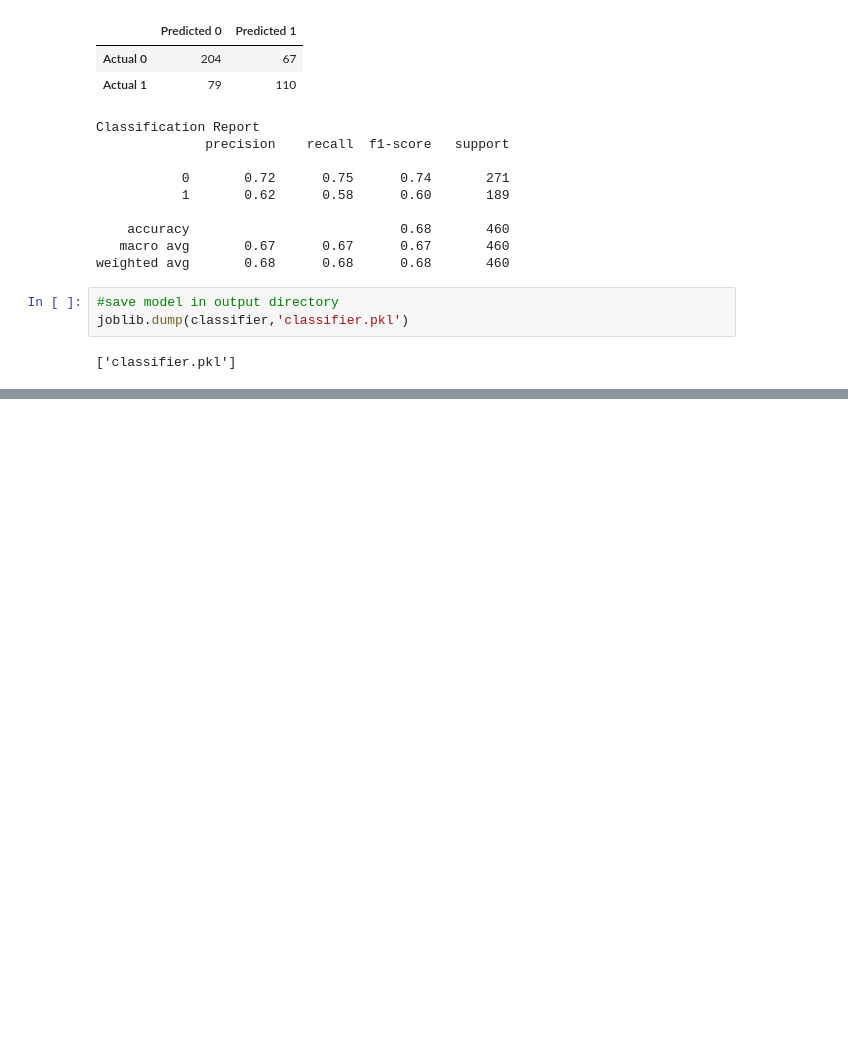
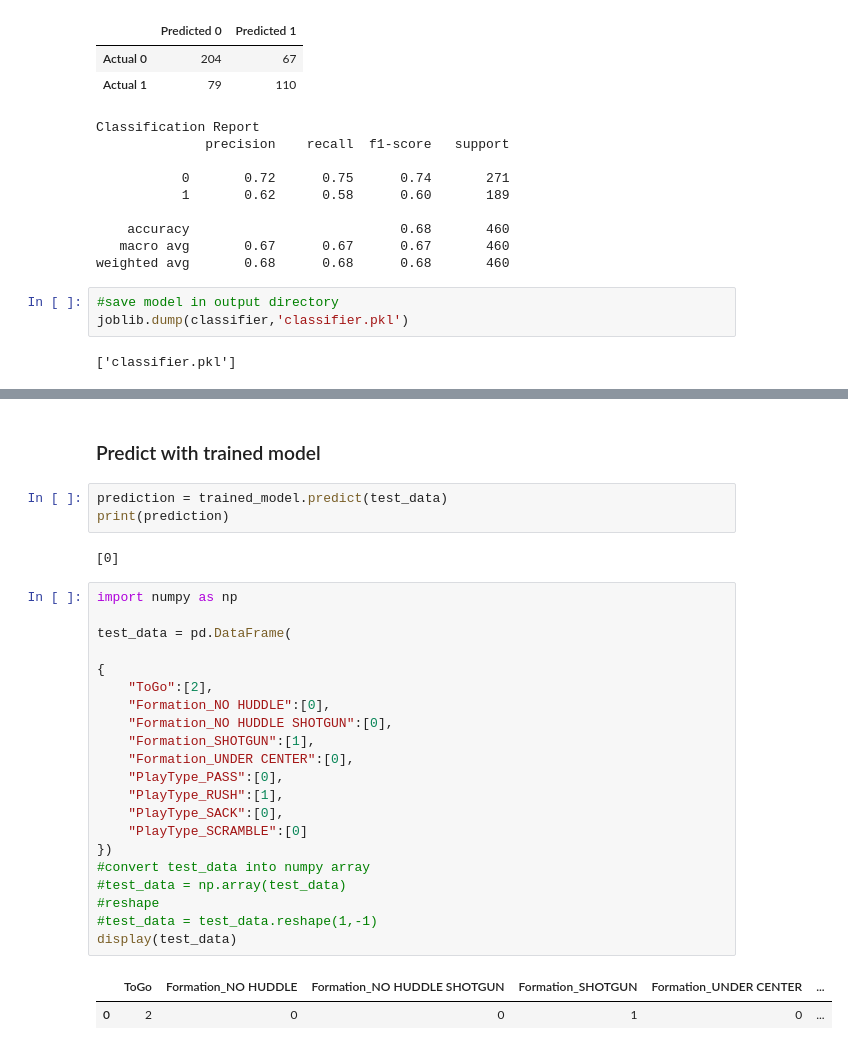
Before and after one commit to lmiles77/3rd-Long, a Jupyter notebook: Final_Project.ipynb, the cells around one changed output, grey strips where cells are left out. Drawn from its saved outputs; the diff is of its cells as text; blank space fills up the shorter version.

```diff
--- a/Final_Project.ipynb
+++ b/Final_Project.ipynb
@@ -393,0 +387,31 @@ print(prediction)
+# %% [markdown]
+### Predict with trained model
+# %%
+prediction = trained_model.predict(test_data)
+print(prediction)
+# %% [output]
+[0]
+# %%
+import numpy as np
+
+test_data = pd.DataFrame(
+
+{
+    "ToGo":[2],
+    "Formation_NO HUDDLE":[0],
+    "Formation_NO HUDDLE SHOTGUN":[0],
+    "Formation_SHOTGUN":[1],
+    "Formation_UNDER CENTER":[0],
+    "PlayType_PASS":[0],
+    "PlayType_RUSH":[1],
+    "PlayType_SACK":[0],
+    "PlayType_SCRAMBLE":[0]
+})
+#convert test_data into numpy array
+#test_data = np.array(test_data)
+#reshape
+#test_data = test_data.reshape(1,-1)
+display(test_data)
+# %% [output]
+|  | ToGo | Formation_NO HUDDLE | Formation_NO HUDDLE SHOTGUN | Formation_SHOTGUN | Formation_UNDER CENTER | ... |
+| 0 | 2 | 0 | 0 | 1 | 0 | ... |
```
Also changed, not shown: parts of 14 cells of this notebook, 8 other files.
